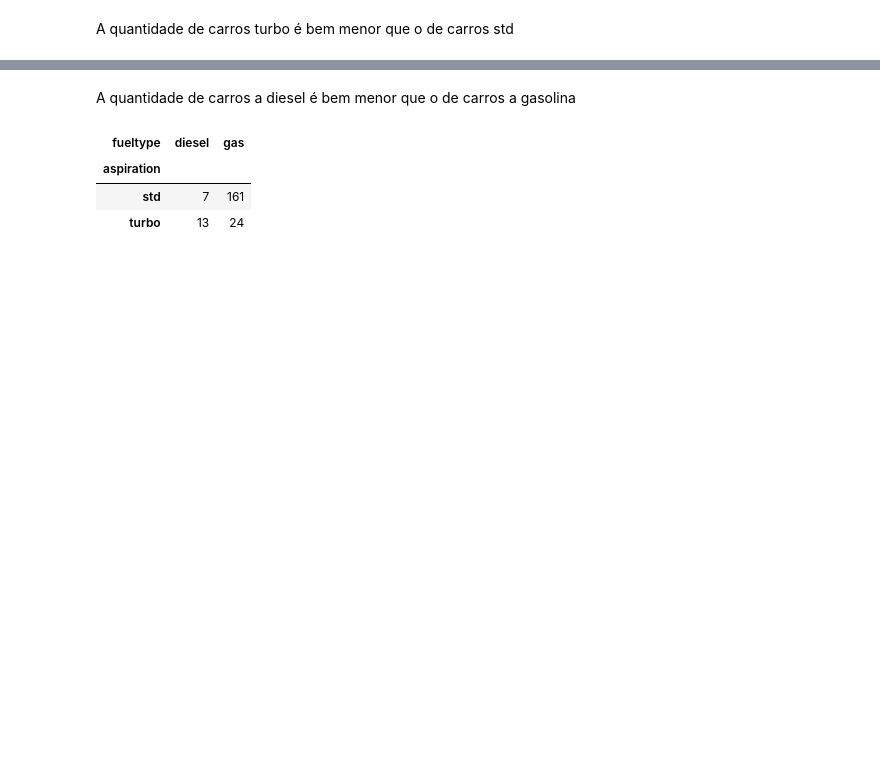
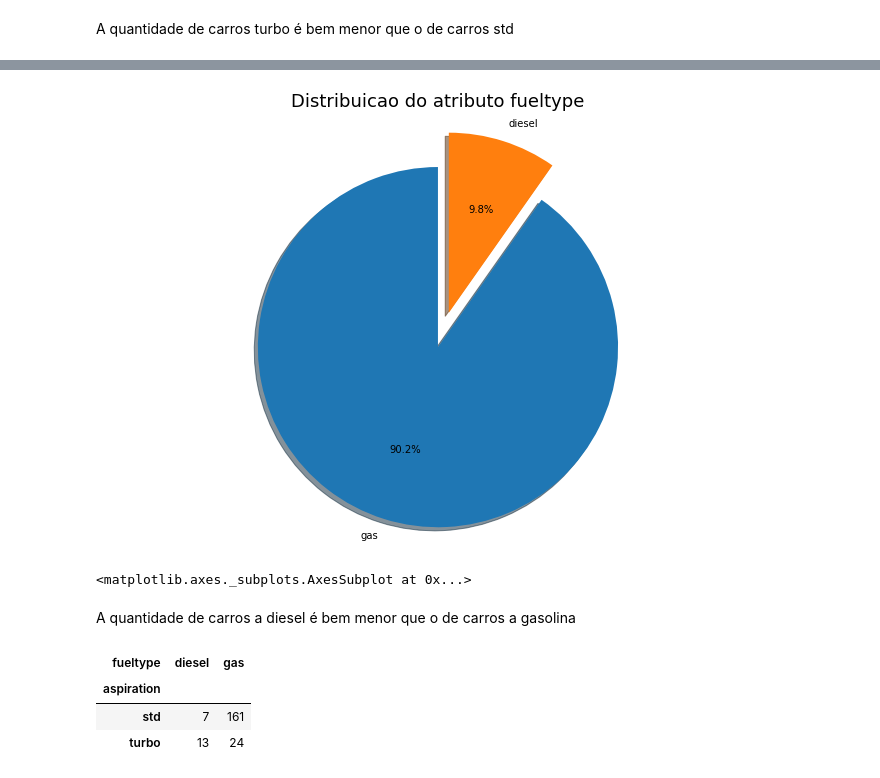
Before and after one commit to PAndersonSB/Introducao-Datascience, a Jupyter notebook: Data_Science_Projeto_1.ipynb, the cells around one changed output, grey strips where cells are left out. Drawn from its saved outputs; the diff is of its cells as text; code cells hidden in the pictures; blank space fills up the shorter version.

```diff
--- a/Data_Science_Projeto_1.ipynb
+++ b/Data_Science_Projeto_1.ipynb
@@ -209,3 +250,8 @@ plt.show()
+# %%
+graf_pizza(distruibuicao_de_frequencia('fueltype'), 'fueltype', (0,0.2))
+# %% [output]
+[figure, added]
+<matplotlib.axes._subplots.AxesSubplot at 0x...>
 # %% [markdown]
 A quantidade de carros a diesel é bem menor que o de carros a gasolina
 # %%
```
Also changed, not shown: parts of 21 cells of this notebook.
